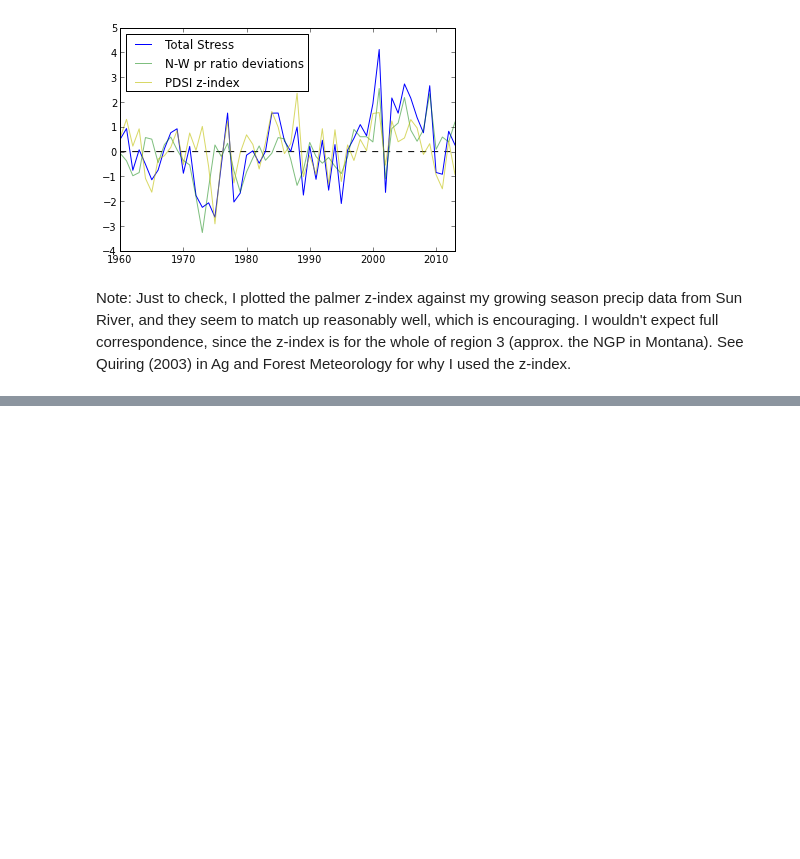
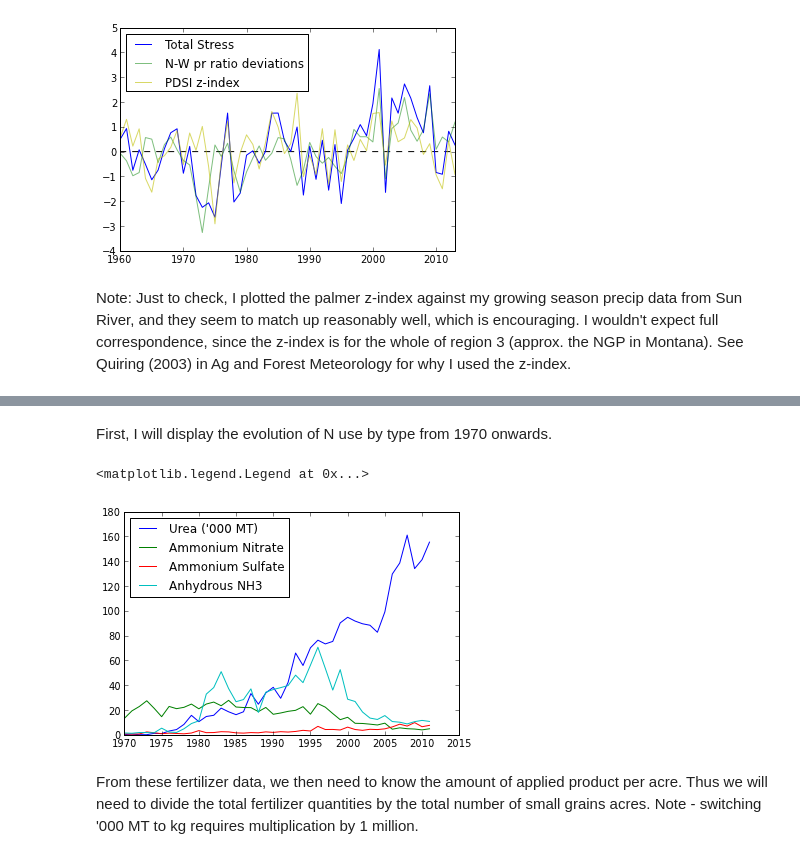
Before and after one commit to plawrence/farmStressAnalysis, a Jupyter notebook: stressAnalysis.ipynb, the cells around one changed output, grey strips where cells are left out. Cells and saved outputs as stored; diff of their text form; code cells hidden in the pictures; blank space fills up the shorter version.

```diff
--- a/stressAnalysis.ipynb
+++ b/stressAnalysis.ipynb
@@ -100,0 +119,15 @@ To get a handle on this, we need to know average farm size, and the quantity of
+# %%
+nQuantity = pd.read_csv('C:/Users/patrick.lawrence.MSU/Documents/models/stress_analysis/nQuantity_cleaned.csv',index_col='Year')
+# %% [markdown]
+First, I will display the evolution of N use by type from 1970 onwards.
+# %%
+plot(nQuantity.index,nQuantity.Urea_MT,label="Urea ('000 MT)")
+plot(nQuantity.index,nQuantity.AN_MT,label="Ammonium Nitrate")
+plot(nQuantity.index,nQuantity.AS_MT,label="Ammonium Sulfate")
+plot(nQuantity.index,nQuantity.Anhydrous_MT,label="Anhydrous NH3")
+legend(loc="upper left")
+# %% [output]
+<matplotlib.legend.Legend at 0x...>
+[figure, added]
+# %% [markdown]
+From these fertilizer data, we then need to know the amount of applied product per acre.  Thus we will need to divide the total fertilizer quantities by the total number of small grains acres.  Note - switching '000 MT to kg requires multiplication by 1 million.
```
Also changed, not shown: parts of 13 cells of this notebook, 1 other file.
